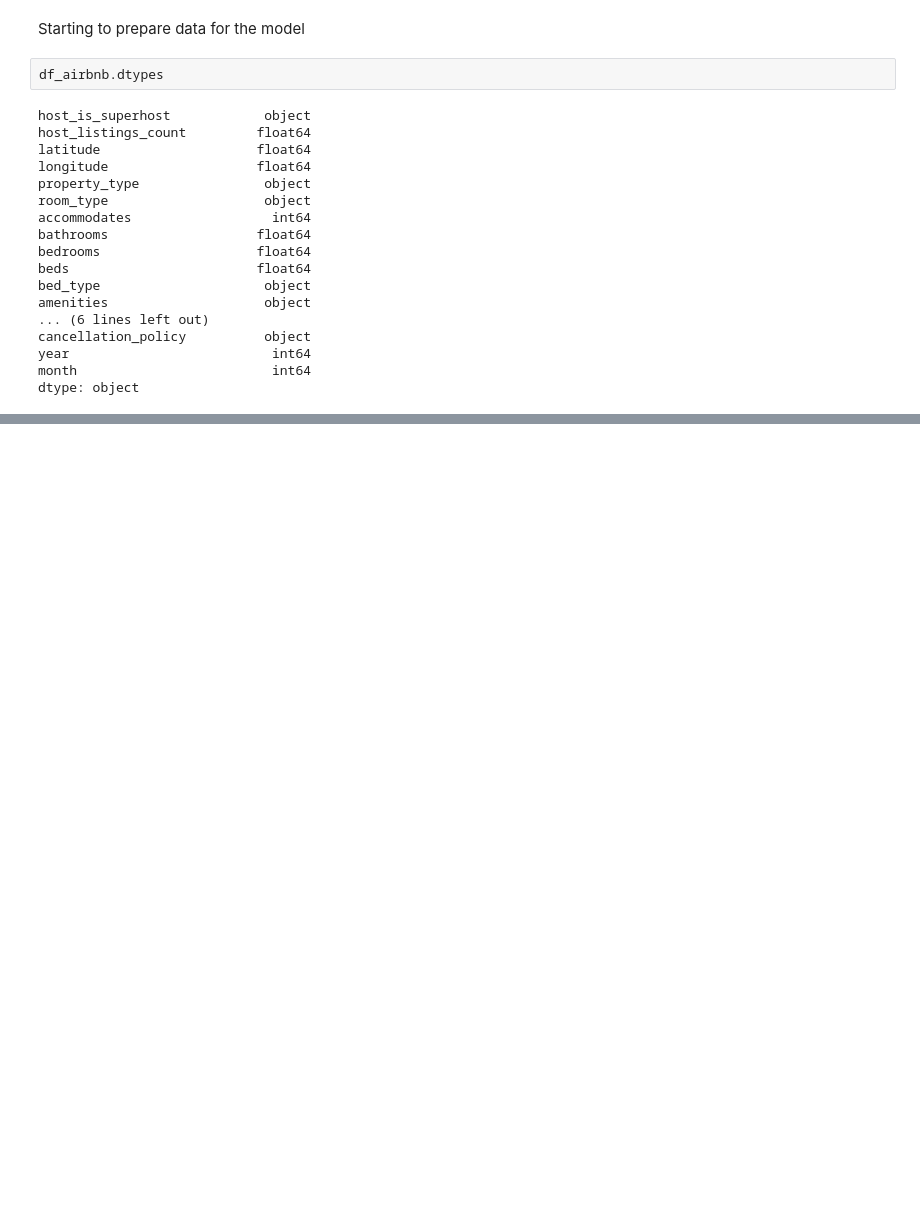
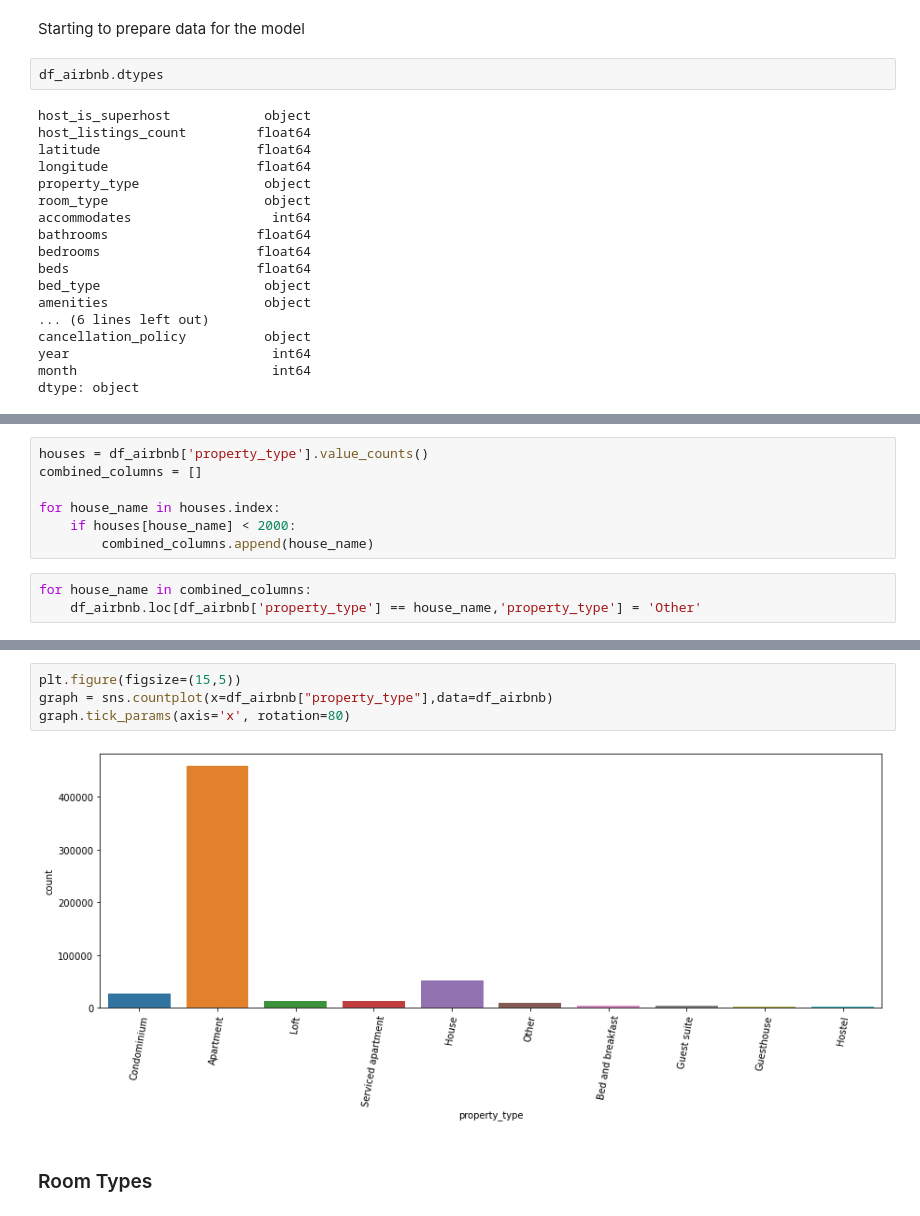
Before and after one commit to luizgmattos/Machine-Learning, a Jupyter notebook: Airbnb_Project_Rio/Airbnb_RioDeJaneiro_2018_2020.ipynb, the cells around one changed output, grey strips where cells are left out. Saved outputs shown, nothing was run; the diff lists cells and outputs as text; blank space fills up the shorter version.

```diff
--- a/Airbnb_Project_Rio/Airbnb_RioDeJaneiro_2018_2020.ipynb
+++ b/Airbnb_Project_Rio/Airbnb_RioDeJaneiro_2018_2020.ipynb
@@ -727,0 +756,10 @@ The following columns will be handled now:
+# %%
+houses = df_airbnb['property_type'].value_counts()
+combined_columns = []
+
+for house_name in houses.index:
+    if houses[house_name] < 2000:
+        combined_columns.append(house_name)
+# %%
+for house_name in combined_columns:
+    df_airbnb.loc[df_airbnb['property_type'] == house_name,'property_type'] = 'Other'
@@ -727,0 +780,8 @@ The following columns will be handled now:
+# %%
+plt.figure(figsize=(15,5))
+graph = sns.countplot(x=df_airbnb["property_type"],data=df_airbnb)
+graph.tick_params(axis='x', rotation=80)
+# %% [output]
+[figure, added]
+# %% [markdown]
+### Room Types
```
Also changed, not shown: parts of 137 cells of this notebook.
